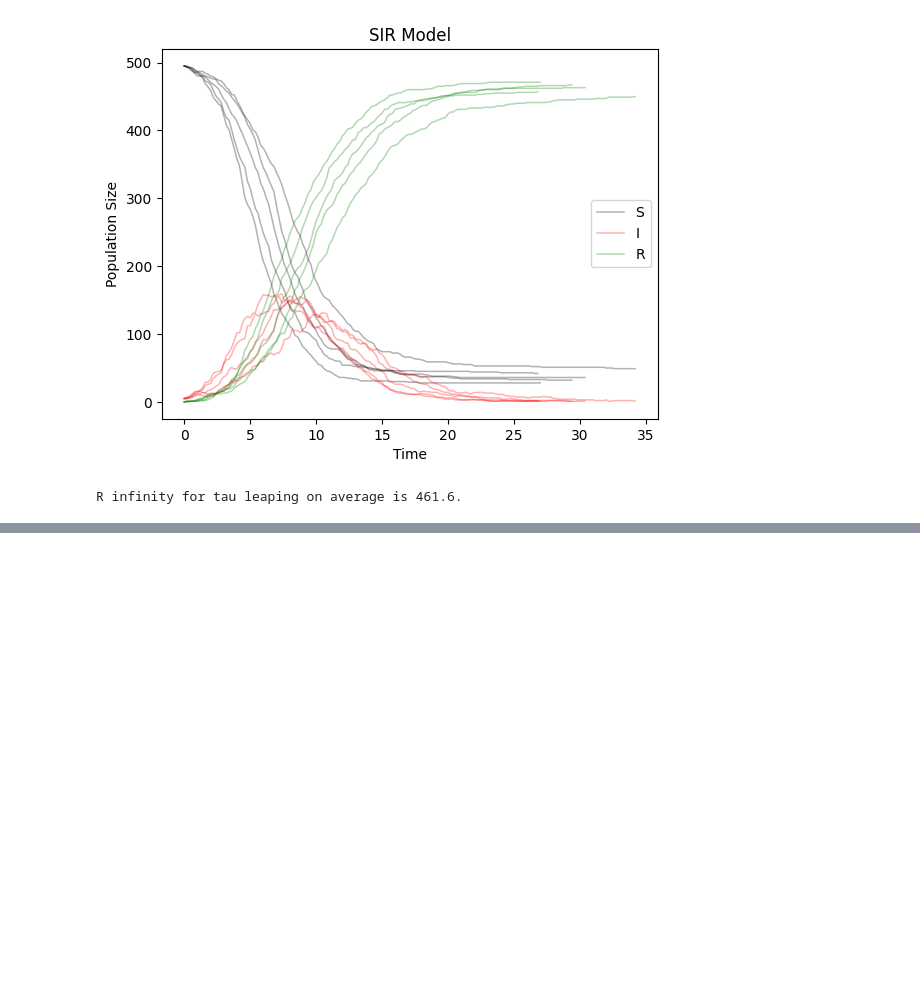
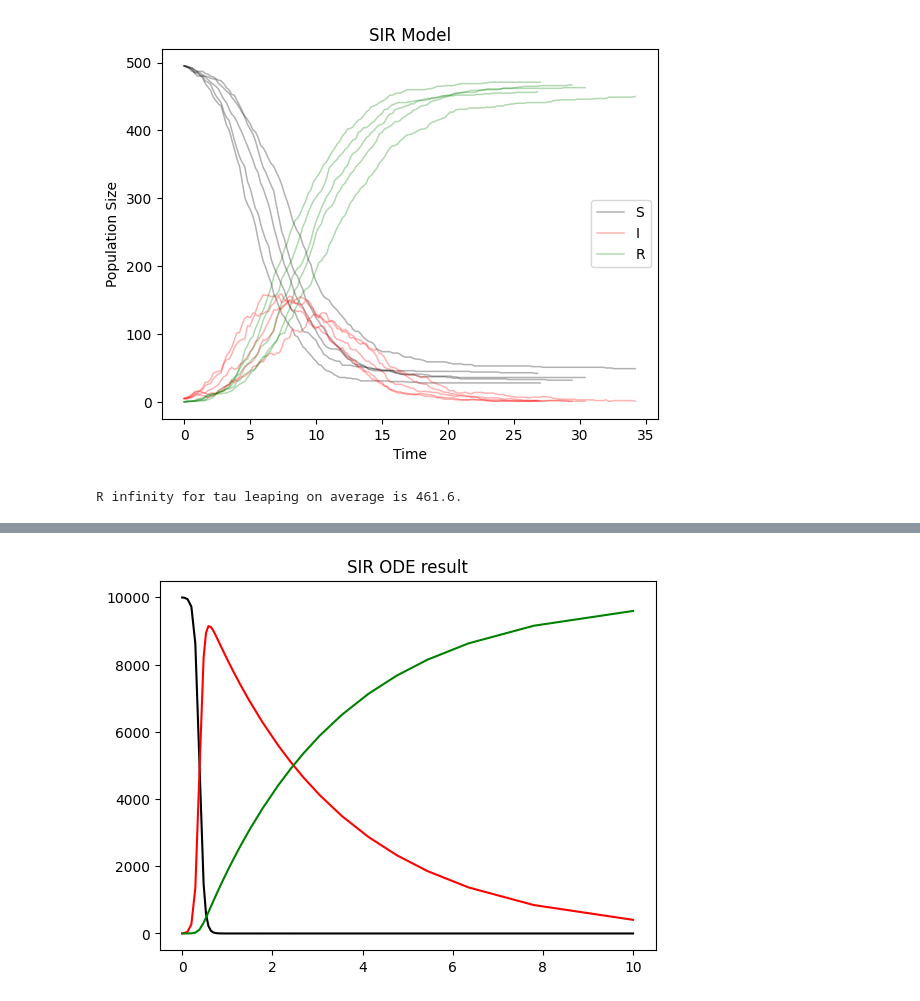
Before and after one commit to MustardGreen1112/Gillespie-Algorithm-for-SIR-model, a Jupyter notebook: Gillespie.ipynb, the cells around one changed output, grey strips where cells are left out. Cells and saved outputs as stored; diff of their text form; code cells hidden in the pictures; blank space fills up the shorter version.

```diff
--- a/Gillespie.ipynb
+++ b/Gillespie.ipynb
@@ -200,0 +258,22 @@ R infinity for tau leaping on average is 461.6.
+# %%
+from scipy import integrate
+
+po_large = population(10000, 5, 1./500, 1./3.)
+
+# ODE solver for the inflection process.
+beta = po_large.INF_P
+gamma = po_large.REC_P
+N = po_large.n
+
+def func(t, sir):
+    return [-beta * N * sir[0] * sir[1], beta * N * sir[0] * sir[1] - gamma * sir[1], gamma * sir[1]]
+
+sol = integrate.solve_ivp(func, [0, 10], [po_large.s/po_large.n, po_large.i/po_large.n, po_large.r/po_large.n])
+
+plt.plot(sol.t, sol.y[0] * N, linewidth = 1.5, color = 'black', label = 'S')
+plt.plot(sol.t, sol.y[1] * N, linewidth = 1.5, color = 'red', label = 'I')
+plt.plot(sol.t, sol.y[2] * N, linewidth = 1.5, color = 'green', label = 'R')
+plt.title('SIR ODE result')
+plt.show()
+# %% [output]
+[figure, added]
```
Also changed, not shown: parts of 8 cells of this notebook.
